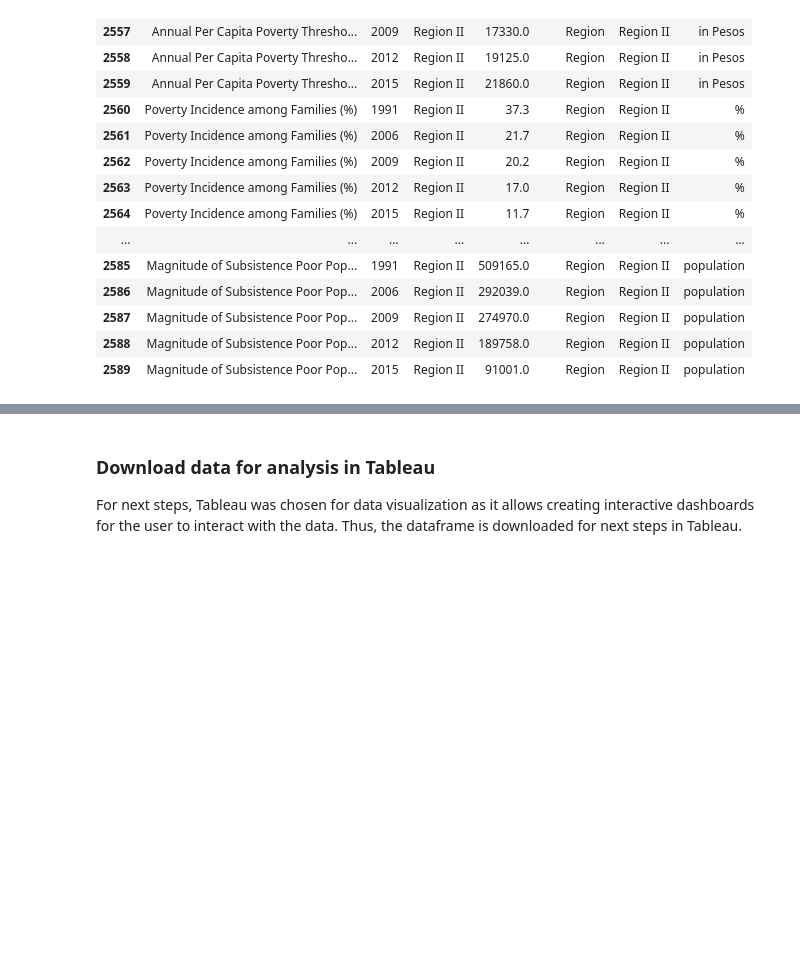
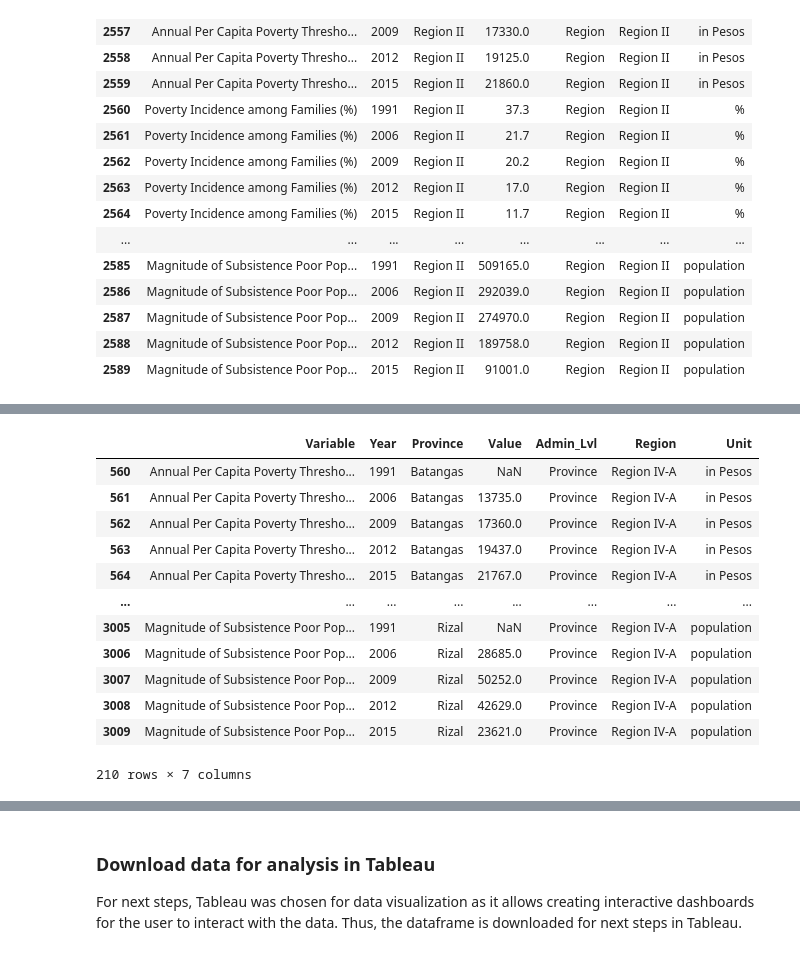
Before and after one commit to IrishMorales/ph-poverty-statistics, a Jupyter notebook: ph-poverty-statistics.ipynb, the cells around one changed output, grey strips where cells are left out. Saved outputs shown, nothing was run; the diff lists cells and outputs as text; code cells hidden in the pictures; blank space fills up the shorter version.

```diff
--- a/ph-poverty-statistics.ipynb
+++ b/ph-poverty-statistics.ipynb
@@ -603,0 +629,17 @@ df.loc[mislabelled.index]
+# %%
+# Verify typos have been fixed
+df.query('Region == "Region IV-A"')
+# %% [output]
+|  | Variable | Year | Province | Value | Admin_Lvl | Region | Unit |
+| 560 | Annual Per Capita Poverty Thresho... | 1991 | Batangas | NaN | Province | Region IV-A | in Pesos |
+| 561 | Annual Per Capita Poverty Thresho... | 2006 | Batangas | 13735.0 | Province | Region IV-A | in Pesos |
+| 562 | Annual Per Capita Poverty Thresho... | 2009 | Batangas | 17360.0 | Province | Region IV-A | in Pesos |
+| 563 | Annual Per Capita Poverty Thresho... | 2012 | Batangas | 19437.0 | Province | Region IV-A | in Pesos |
+| 564 | Annual Per Capita Poverty Thresho... | 2015 | Batangas | 21767.0 | Province | Region IV-A | in Pesos |
+| ... | ... | ... | ... | ... | ... | ... | ... |
+| 3005 | Magnitude of Subsistence Poor Pop... | 1991 | Rizal | NaN | Province | Region IV-A | population |
+| 3006 | Magnitude of Subsistence Poor Pop... | 2006 | Rizal | 28685.0 | Province | Region IV-A | population |
+| 3007 | Magnitude of Subsistence Poor Pop... | 2009 | Rizal | 50252.0 | Province | Region IV-A | population |
+| 3008 | Magnitude of Subsistence Poor Pop... | 2012 | Rizal | 42629.0 | Province | Region IV-A | population |
+| 3009 | Magnitude of Subsistence Poor Pop... | 2015 | Rizal | 23621.0 | Province | Region IV-A | population |
+210 rows × 7 columns
```
Also changed, not shown: parts of 46 cells of this notebook, 4 other files.
